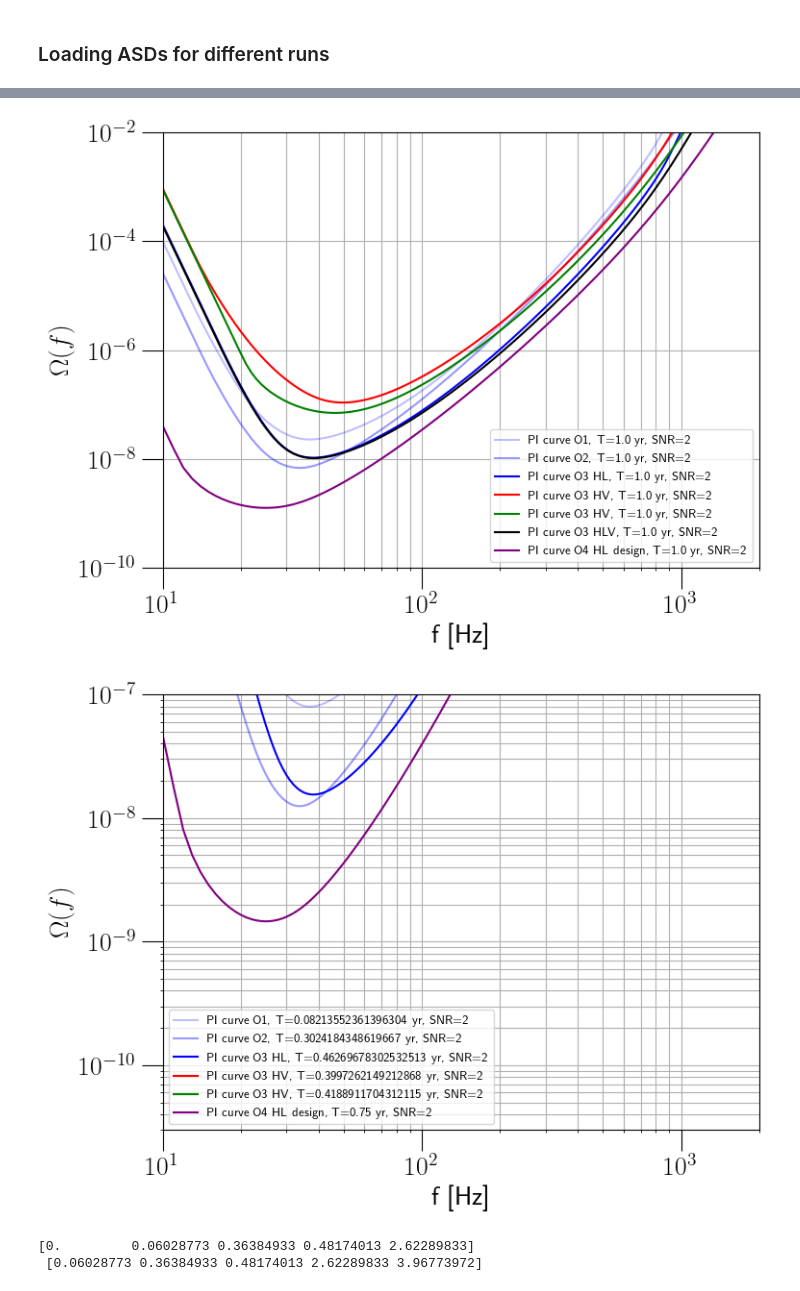
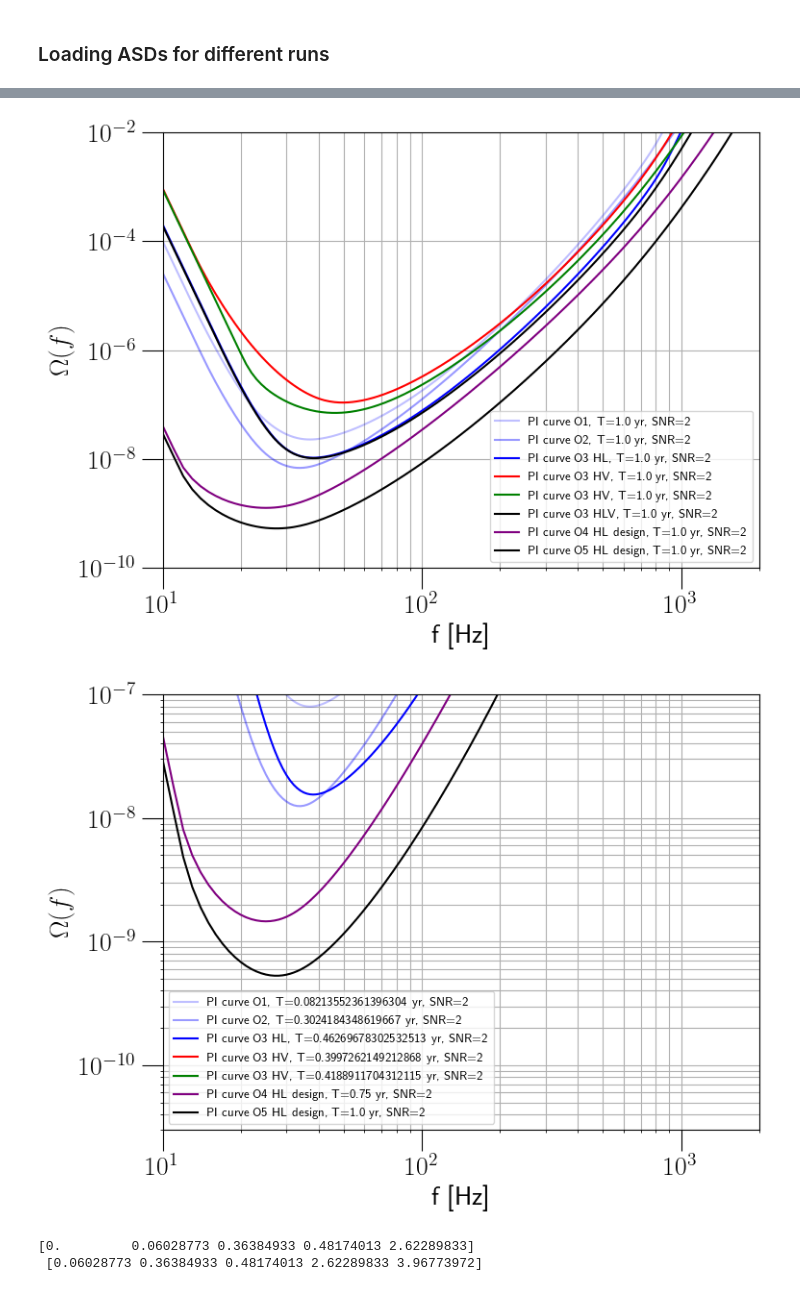
Before and after one commit to Delo95/PhD_Thesis, a Jupyter notebook: Figures/Correct_Armageddon_Plot.ipynb, the cells around one changed output, grey strips where cells are left out. Cells and saved outputs as stored; diff of their text form; code cells hidden in the pictures.

```diff
--- a/Figures/Correct_Armageddon_Plot.ipynb
+++ b/Figures/Correct_Armageddon_Plot.ipynb
@@ -1269,6 +1269,7 @@ f_o3_H, asd_o3_H = np.transpose(np.loadtxt(observing_run_asds["o3_H"]))
 f_o3_L, asd_o3_L = np.transpose(np.loadtxt(observing_run_asds["o3_L"]))
 f_o3_V, asd_o3_V = np.transpose(np.loadtxt(observing_run_asds["o3_V"]))
 f_o4_H_design, asd_o4_H_design = np.transpose(np.loadtxt(detectors_asds["aligo"]))
+f_o5_H_plus, asd_o5_H_plus = np.transpose(np.loadtxt(detectors_asds["aligo+"]))
 # %%
 plt.loglog(f_o1, asd_o1, color = "blue", alpha = 0.2, label = "O1")
 plt.loglog(f_o2, asd_o2, color = "blue", alpha = 0.4, label = "O2")
@@ -1311,6 +1313,7 @@ obs_time_o3_HL = 169*86400
 obs_time_o3_HV = 146*86400
 obs_time_o3_LV = 153*86400
 obs_time_o4_HL = 0.75*year
+obs_time_o5_HL = year
 
 
 asd_o1_for_Om_eff = interp1d(f_o1, asd_o1, fill_value="extrapolate")(f_ORF)
@@ -1340,6 +1343,7 @@ asd_o3_H_for_Om_eff = interp1d(f_o3_H, asd_o3_H, fill_value="extrapolate")(f_ORF
 asd_o3_L_for_Om_eff = interp1d(f_o3_L, asd_o3_L, fill_value="extrapolate")(f_ORF)
 asd_o3_V_for_Om_eff = interp1d(f_o3_V, asd_o3_V, fill_value="extrapolate")(f_ORF)
 asd_o4_H_design_for_Om_eff = interp1d(f_o4_H_design, asd_o4_H_design, fill_value="extrapolate")(f_ORF)
+asd_o5_H_plus_for_Om_eff = interp1d(f_o5_H_plus, asd_o5_H_plus, fill_value="extrapolate")(f_ORF)
 
 
 S_o3_HL_eff = np.power(ORF_HL**2/(np.square(asd_o3_H_for_Om_eff)*np.square(asd_o3_L_for_Om_eff)), -0.5)
@@ -1389,7 +1393,13 @@ PI_curve_o4_HL_design, _, _ = np.transpose(PI_mine(f_pi, OM_eff_o4_HL_design_pi,
 plt.loglog(f_pi, PI_curve_o4_HL_design, label = r"PI curve O4 HL design, T={} yr, SNR={}".format(obs_time/year, str(snr)),\
            color = "purple")
 
+S_o5_HL_plus_eff = np.power(ORF_HL**2/(asd_o5_H_plus_for_Om_eff**4), -0.5)
+OM_eff_o5_HL_plus = 2*np.pi**2/(3*H0**2)*f_ORF**3*S_o5_HL_plus_eff
+OM_eff_o5_HL_plus_pi = interp1d(f_ORF, OM_eff_o5_HL_plus, fill_value="extrapolate")(f_pi)
 
+PI_curve_o5_HL_plus, _, _ = np.transpose(PI_mine(f_pi, OM_eff_o5_HL_plus_pi, obs_time = obs_time, snr = snr, fref = fref))
+plt.loglog(f_pi, PI_curve_o5_HL_plus, label = r"PI curve O5 HL design, T={} yr, SNR={}".format(obs_time/year, str(snr)),\
+           color = "black")
 
 plt.xlabel("f [Hz]")
 plt.ylabel(r"$\Omega(f)$")
@@ -1407,35 +1417,38 @@ plt.loglog(f_pi, PI_curve_o1, label = r"PI curve O1, T={} yr, SNR={}".format(obs
 PI_curve_o2, _, _ = np.transpose(PI_mine(f_pi, OM_eff_o2_pi, obs_time = obs_time_o2, snr = snr, fref = fref))
 plt.loglog(f_pi, PI_curve_o2, label = r"PI curve O2, T={} yr, SNR={}".format(obs_time_o2/year, str(snr)),\
            color = "blue", alpha = 0.4)
 
 PI_curve_o3_HL, _, _ = np.transpose(PI_mine(f_pi, OM_eff_o3_HL_pi, obs_time = obs_time_o3_HL, snr = snr, fref = fref))
 plt.loglog(f_pi, PI_curve_o3_HL, label = r"PI curve O3 HL, T={} yr, SNR={}".format(obs_time_o3_HL/year, str(snr)),\
            color = "blue")
 
 PI_curve_o3_HV, _, _ = np.transpose(PI_mine(f_pi, OM_eff_o3_HV_pi, obs_time = obs_time_o3_HV, snr = snr, fref = fref))
 plt.loglog(f_pi, PI_curve_o3_HV, label = r"PI curve O3 HV, T={} yr, SNR={}".format(obs_time_o3_HV/year, str(snr)),\
            color = "red")
 
 PI_curve_o3_LV, _, _ = np.transpose(PI_mine(f_pi, OM_eff_o3_LV_pi, obs_time = obs_time_o3_LV, snr = snr, fref = fref))
 plt.loglog(f_pi, PI_curve_o3_LV, label = r"PI curve O3 HV, T={} yr, SNR={}".format(obs_time_o3_LV/year, str(snr)),\
            color = "green")
 
 PI_curve_o4_HL_design, _, _ = np.transpose(PI_mine(f_pi, OM_eff_o4_HL_design_pi, obs_time = obs_time_o4_HL, snr = snr, fref = fref))
 plt.loglog(f_pi, PI_curve_o4_HL_design, label = r"PI curve O4 HL design, T={} yr, SNR={}".format(obs_time_o4_HL/year, str(snr)),\
            color = "purple")
 
+PI_curve_o5_HL_plus, _, _ = np.transpose(PI_mine(f_pi, OM_eff_o5_HL_plus_pi, obs_time = obs_time, snr = snr, fref = fref))
+plt.loglog(f_pi, PI_curve_o5_HL_plus, label = r"PI curve O5 HL design, T={} yr, SNR={}".format(obs_time_o5_HL/year, str(snr)),\
+           color = "black")
 
 plt.xlabel("f [Hz]")
 plt.ylabel(r"$\Omega(f)$")
 plt.xlim(10,2000)
 plt.ylim(3e-11,1e-7)
 plt.grid(which = "both")
 plt.legend()
 plt.show()
 plt.close()
 # %% [output]
-[figure, old version]
+[figure, new version]
-[figure, old version]
+[figure, new version]
 # %%
 #After GW170817 paper: https://journals.aps.org/prl/pdf/10.1103/PhysRevLett.120.091101
 Om_beta = 1.8e-9
```
Also changed, not shown: parts of 7 cells of this notebook.
